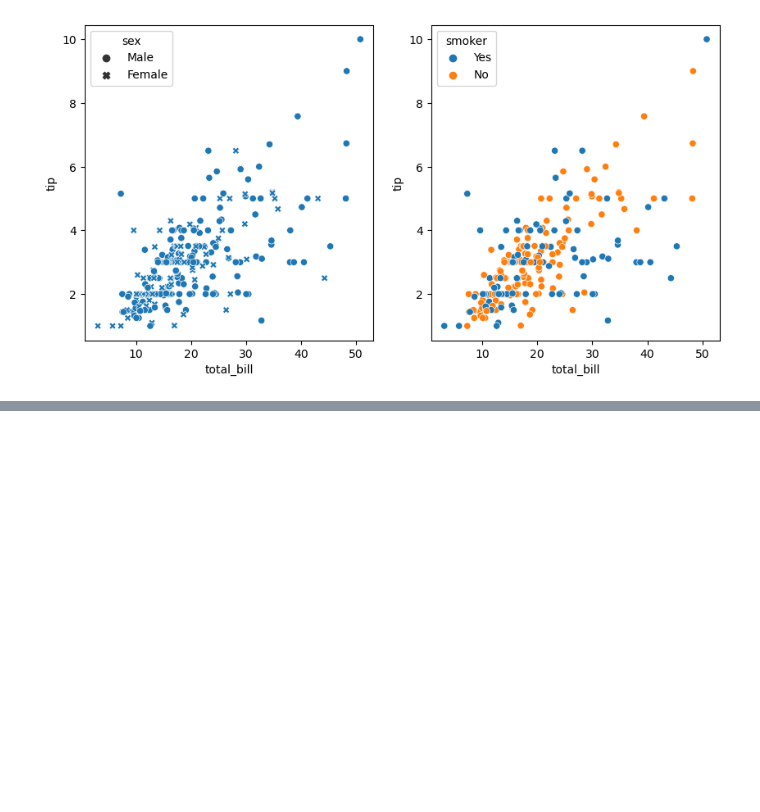
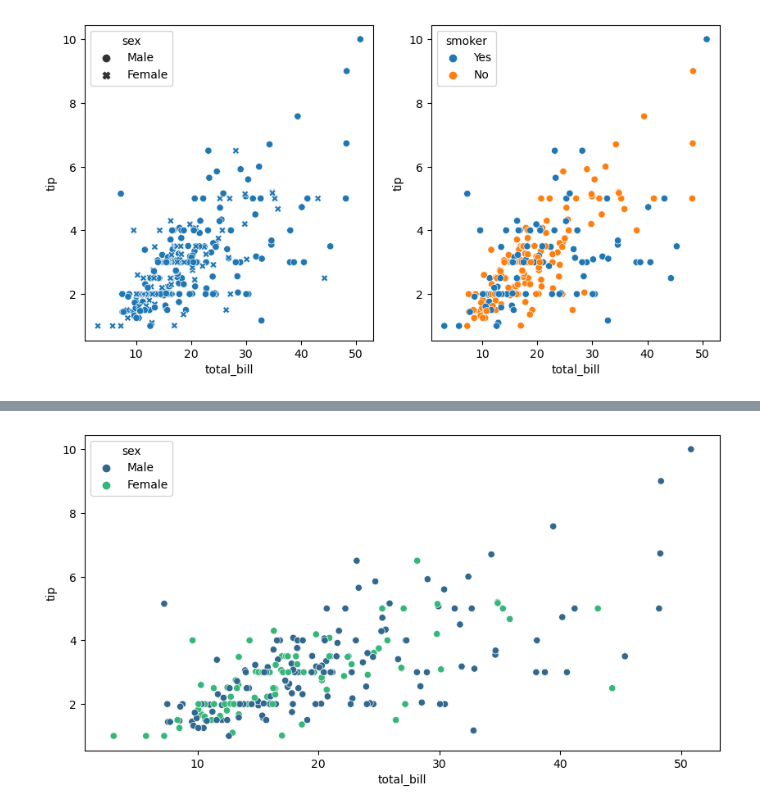
Before and after one commit to SerhanSubasi/Data-Visulation, a Jupyter notebook: Seaborn/Data Visualization_Seaborn-Inclass-05.04.2024.ipynb, the cells around one changed output, grey strips where cells are left out. Cells and saved outputs as stored; diff of their text form; code cells hidden in the pictures; blank space fills up the shorter version.

```diff
--- a/Seaborn/Data Visualization_Seaborn-Inclass-05.04.2024.ipynb
+++ b/Seaborn/Data Visualization_Seaborn-Inclass-05.04.2024.ipynb
@@ -181,0 +194,6 @@ plt.show()
+# %%
+plt.figure(figsize=(10,5))
+sns.scatterplot(x="total_bill", data = tips, y = "tip", hue="sex", palette= "viridis")
+plt.show()
+# %% [output]
+[figure, added]
```
Also changed, not shown: parts of 21 cells of this notebook, 2 other files.
